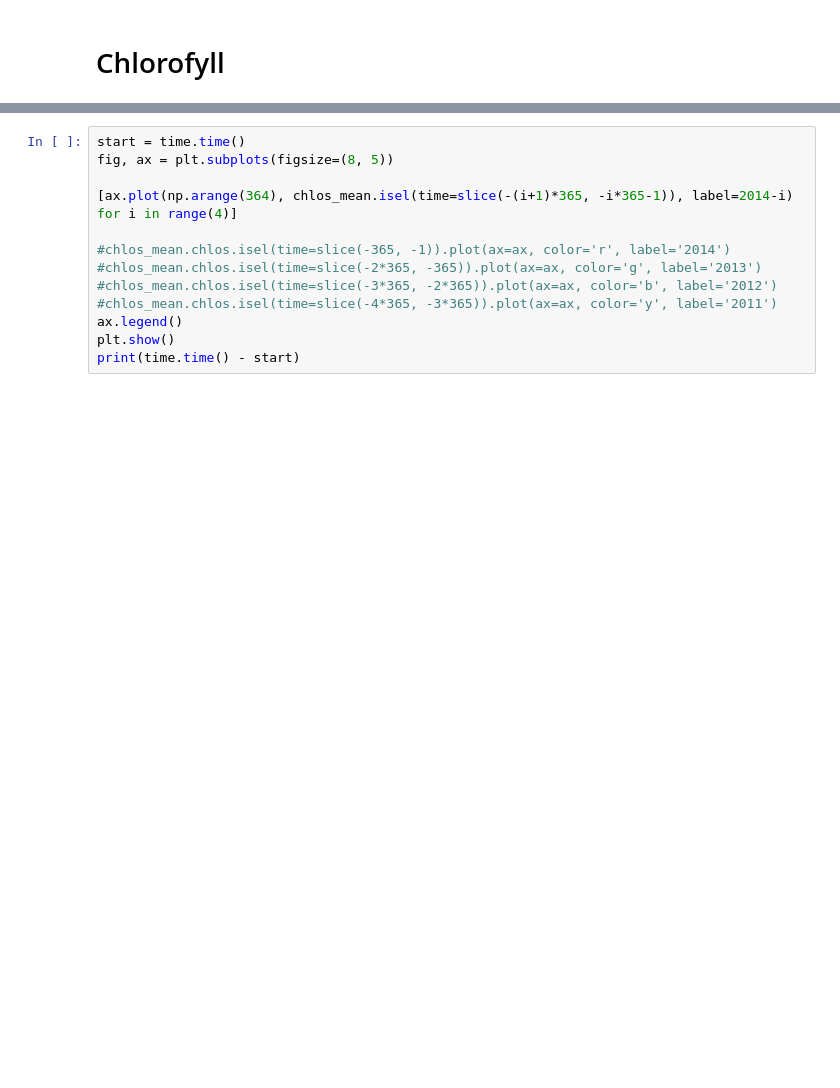
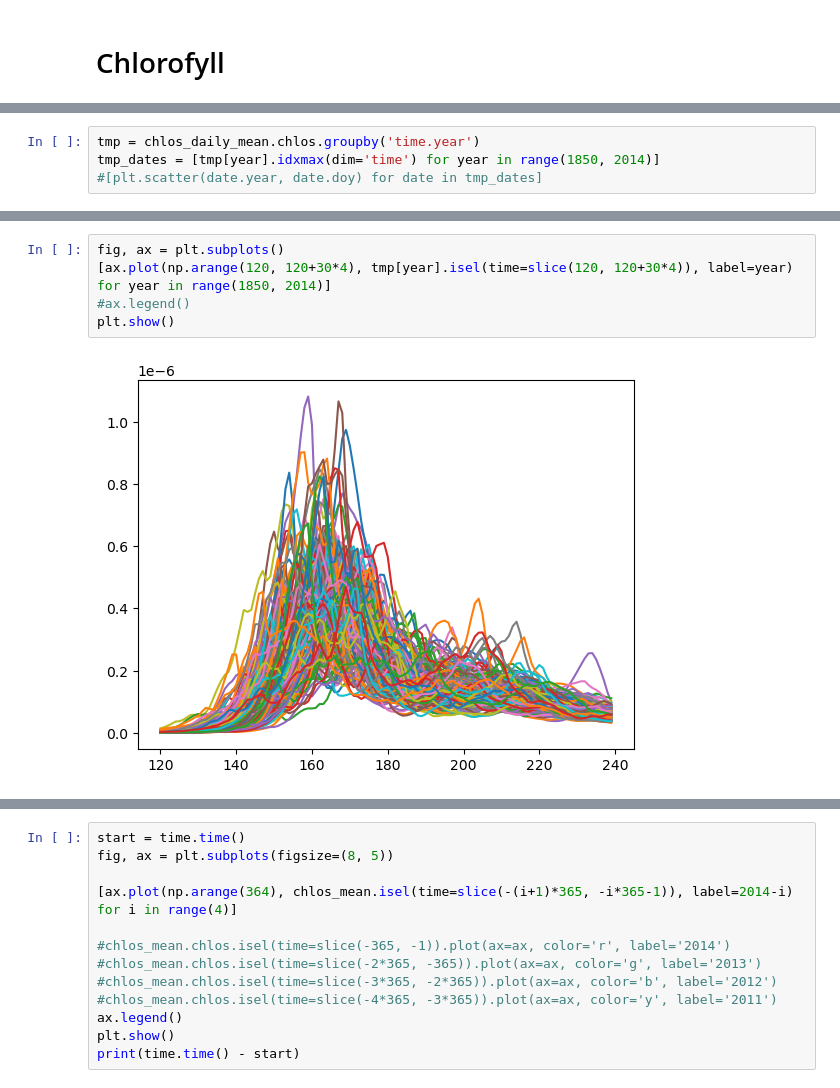
Before and after one commit to eScience-course/Tjaernoe2022-group6, a Jupyter notebook: notebooks/Stian/main.ipynb, the cells around one changed output, grey strips where cells are left out. Saved outputs shown, nothing was run; the diff lists cells and outputs as text; blank space fills up the shorter version.

```diff
--- a/notebooks/Stian/main.ipynb
+++ b/notebooks/Stian/main.ipynb
@@ -83,2 +77,6 @@ chlos_mean = regional_average(chlos['chlos'])
 # %% [output]
 Found local areacello NetCDF
+# %%
+tmp = chlos_daily_mean.chlos.groupby('time.year')
+tmp_dates = [tmp[year].idxmax(dim='time') for year in range(1850, 2014)]
+#[plt.scatter(date.year, date.doy) for date in tmp_dates]
@@ -85,3 +103,10 @@ Found local areacello NetCDF
+# %%
+fig, ax = plt.subplots()
+[ax.plot(np.arange(120, 120+30*4), tmp[year].isel(time=slice(120, 120+30*4)), label=year) for year in range(1850, 2014)]
+#ax.legend()
+plt.show()
+# %% [output]
+[figure, added]
 # %%
 start = time.time()
 with ProgressBar():
```
Also changed, not shown: parts of 10 cells of this notebook, 1 other file.
